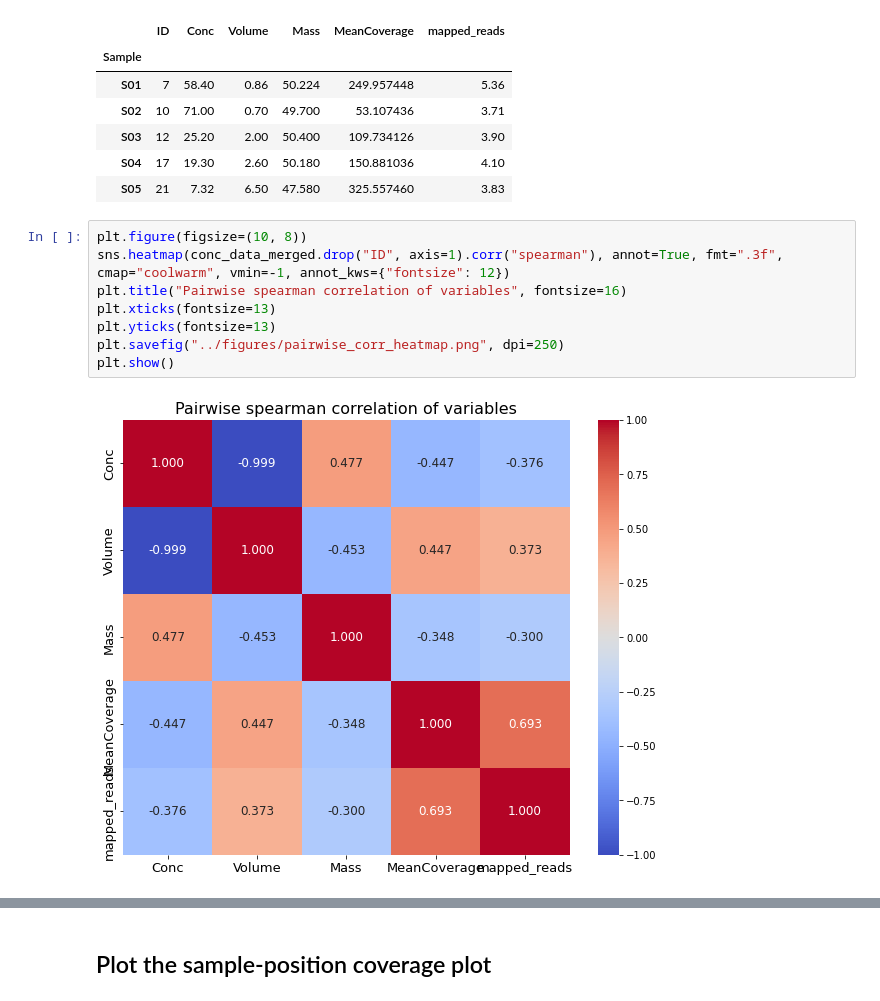
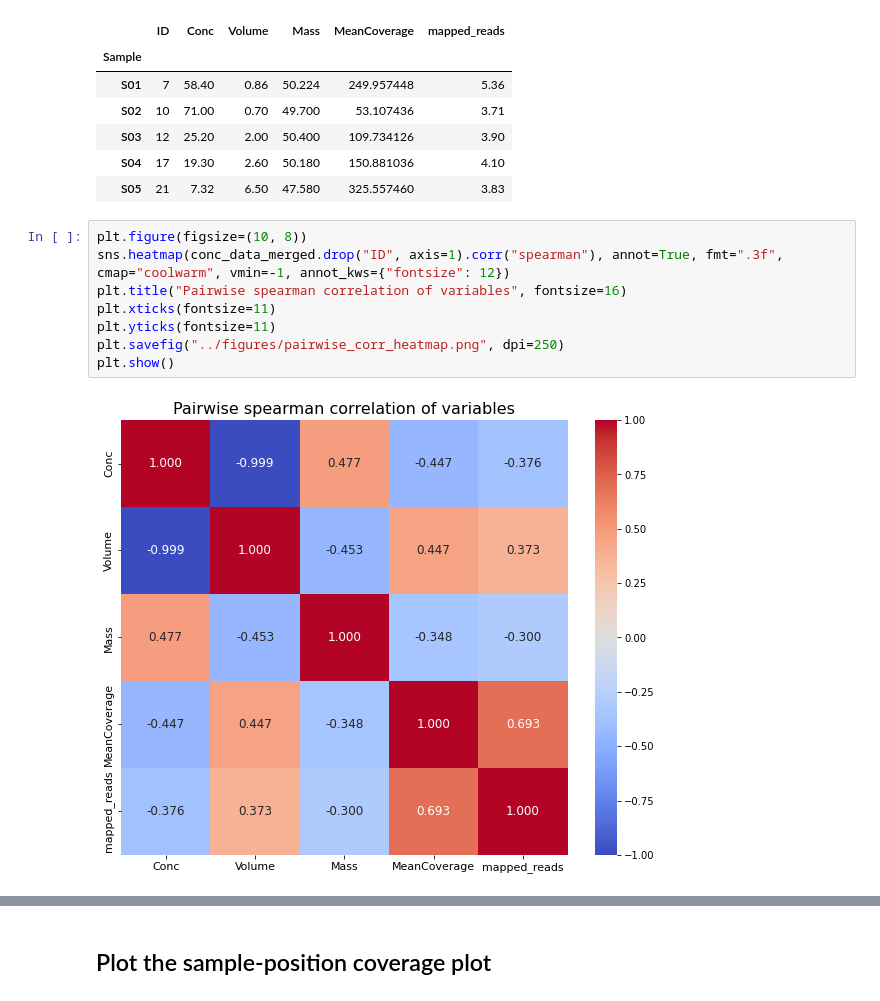
Before and after one commit to mitoclub/OldMenGenetics, a Jupyter notebook: notebooks/stats.ipynb, the cells around one changed output, grey strips where cells are left out. Cells and saved outputs as stored; diff of their text form.

```diff
--- a/notebooks/stats.ipynb
+++ b/notebooks/stats.ipynb
@@ -213,10 +213,10 @@ conc_data_merged.head()
 # %%
 plt.figure(figsize=(10, 8))
 sns.heatmap(conc_data_merged.drop("ID", axis=1).corr("spearman"), annot=True, fmt=".3f", cmap="coolwarm", vmin=-1, annot_kws={"fontsize": 12})
 plt.title("Pairwise spearman correlation of variables", fontsize=16)
-plt.xticks(fontsize=13)
-plt.yticks(fontsize=13)
+plt.xticks(fontsize=11)
+plt.yticks(fontsize=11)
 plt.savefig("../figures/pairwise_corr_heatmap.png", dpi=250)
 plt.show()
 # %% [output]
-[figure, old version]
+[figure, new version]
```
Also changed, not shown: parts of 4 cells of this notebook.
